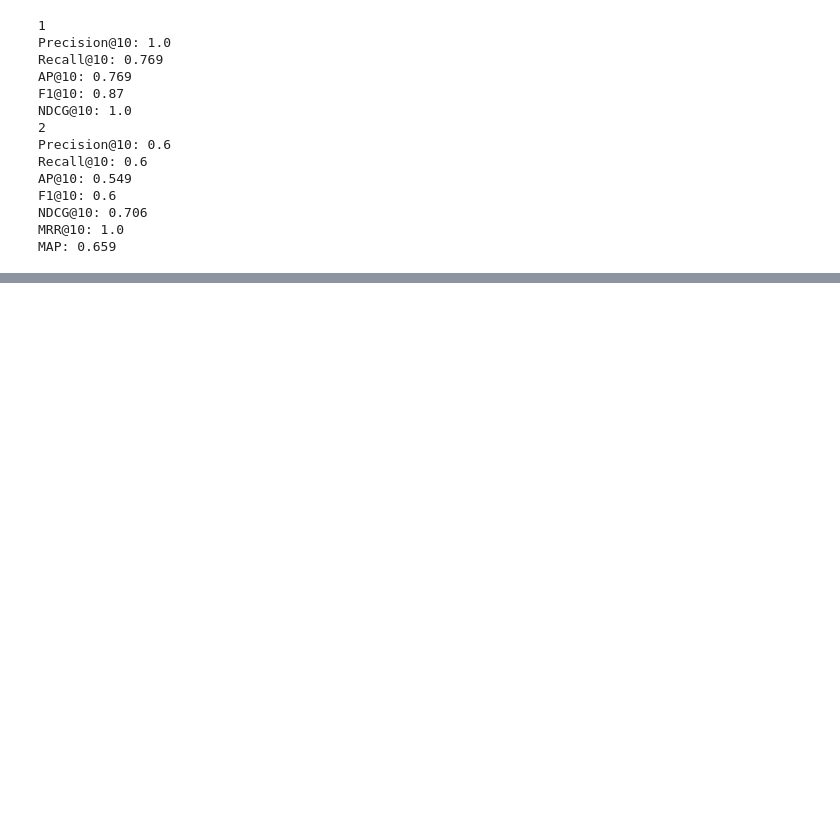
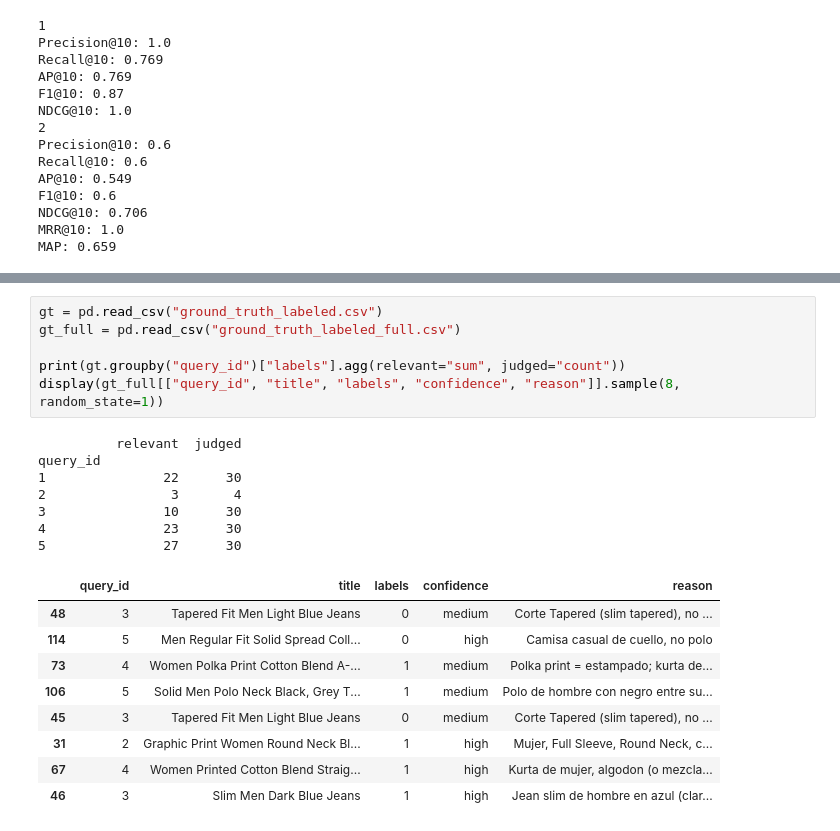
Before and after one commit to ana-martires/IRWA_FINAL_PROJECT, a Jupyter notebook: project_progress/Part2/IRWA_Part2_Indexing.ipynb, the cells around one changed output, grey strips where cells are left out. Drawn from its saved outputs; the diff is of its cells as text; blank space fills up the shorter version.

```diff
--- a/project_progress/Part2/IRWA_Part2_Indexing.ipynb
+++ b/project_progress/Part2/IRWA_Part2_Indexing.ipynb
@@ -803,0 +859,23 @@ MAP: 0.659
+# %%
+gt = pd.read_csv("ground_truth_labeled.csv")
+gt_full = pd.read_csv("ground_truth_labeled_full.csv")
+
+print(gt.groupby("query_id")["labels"].agg(relevant="sum", judged="count"))
+display(gt_full[["query_id", "title", "labels", "confidence", "reason"]].sample(8, random_state=1))
+# %% [output]
+          relevant  judged
+query_id
+1               22      30
+2                3       4
+3               10      30
+4               23      30
+5               27      30
+|  | query_id | title | labels | confidence | reason |
+| 48 | 3 | Tapered Fit Men Light Blue Jeans | 0 | medium | Corte Tapered (slim tapered), no ... |
+| 114 | 5 | Men Regular Fit Solid Spread Coll... | 0 | high | Camisa casual de cuello, no polo |
+| 73 | 4 | Women Polka Print Cotton Blend A-... | 1 | medium | Polka print = estampado; kurta de... |
+| 106 | 5 | Solid Men Polo Neck Black, Grey T... | 1 | medium | Polo de hombre con negro entre su... |
+| 45 | 3 | Tapered Fit Men Light Blue Jeans | 0 | medium | Corte Tapered (slim tapered), no ... |
+| 31 | 2 | Graphic Print Women Round Neck Bl... | 1 | high | Mujer, Full Sleeve, Round Neck, c... |
+| 67 | 4 | Women Printed Cotton Blend Straig... | 1 | high | Kurta de mujer, algodon (o mezcla... |
+| 46 | 3 | Slim Men Dark Blue Jeans | 1 | high | Jean slim de hombre en azul (clar... |
```
Also changed, not shown: parts of 6 cells of this notebook, 5 other files.
